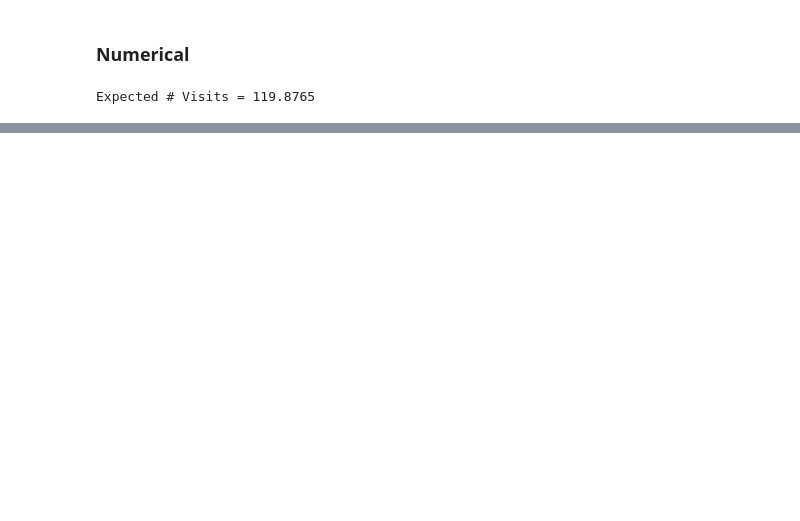
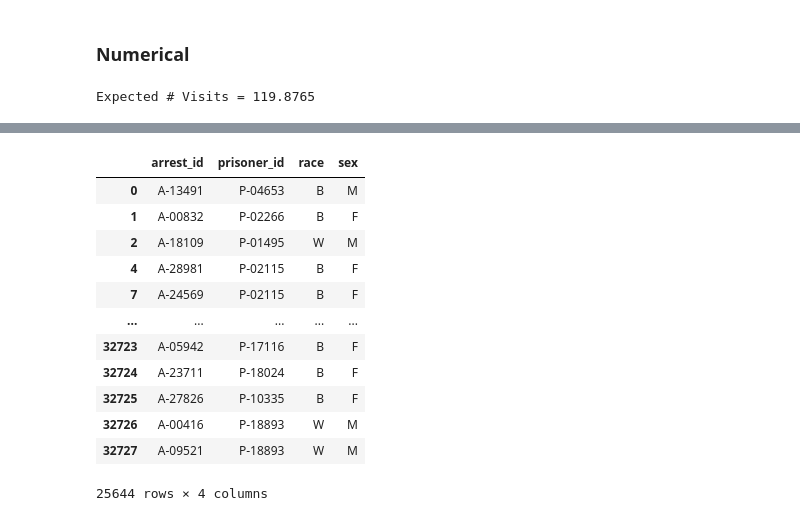
Before and after one commit to m-gaster/UChicago-Problem-Set, a Jupyter notebook: Problem Set 1.ipynb, the cells around one changed output, grey strips where cells are left out. Drawn from its saved outputs; the diff is of its cells as text; code cells hidden in the pictures; blank space fills up the shorter version.

```diff
--- a/Problem Set 1.ipynb
+++ b/Problem Set 1.ipynb
@@ -209,0 +401,16 @@ Limitations to the model:
+# %%
+arrest_data[arrest_data["release_flag"] == 1][["arrest_id", "prisoner_id", "race", "sex"]]
+# %% [output]
+|  | arrest_id | prisoner_id | race | sex |
+| 0 | A-13491 | P-04653 | B | M |
+| 1 | A-00832 | P-02266 | B | F |
+| 2 | A-18109 | P-01495 | W | M |
+| 4 | A-28981 | P-02115 | B | F |
+| 7 | A-24569 | P-02115 | B | F |
+| ... | ... | ... | ... | ... |
+| 32723 | A-05942 | P-17116 | B | F |
+| 32724 | A-23711 | P-18024 | B | F |
+| 32725 | A-27826 | P-10335 | B | F |
+| 32726 | A-00416 | P-18893 | W | M |
+| 32727 | A-09521 | P-18893 | W | M |
+25644 rows × 4 columns
```
Also changed, not shown: parts of 40 cells of this notebook, 4 other files.
